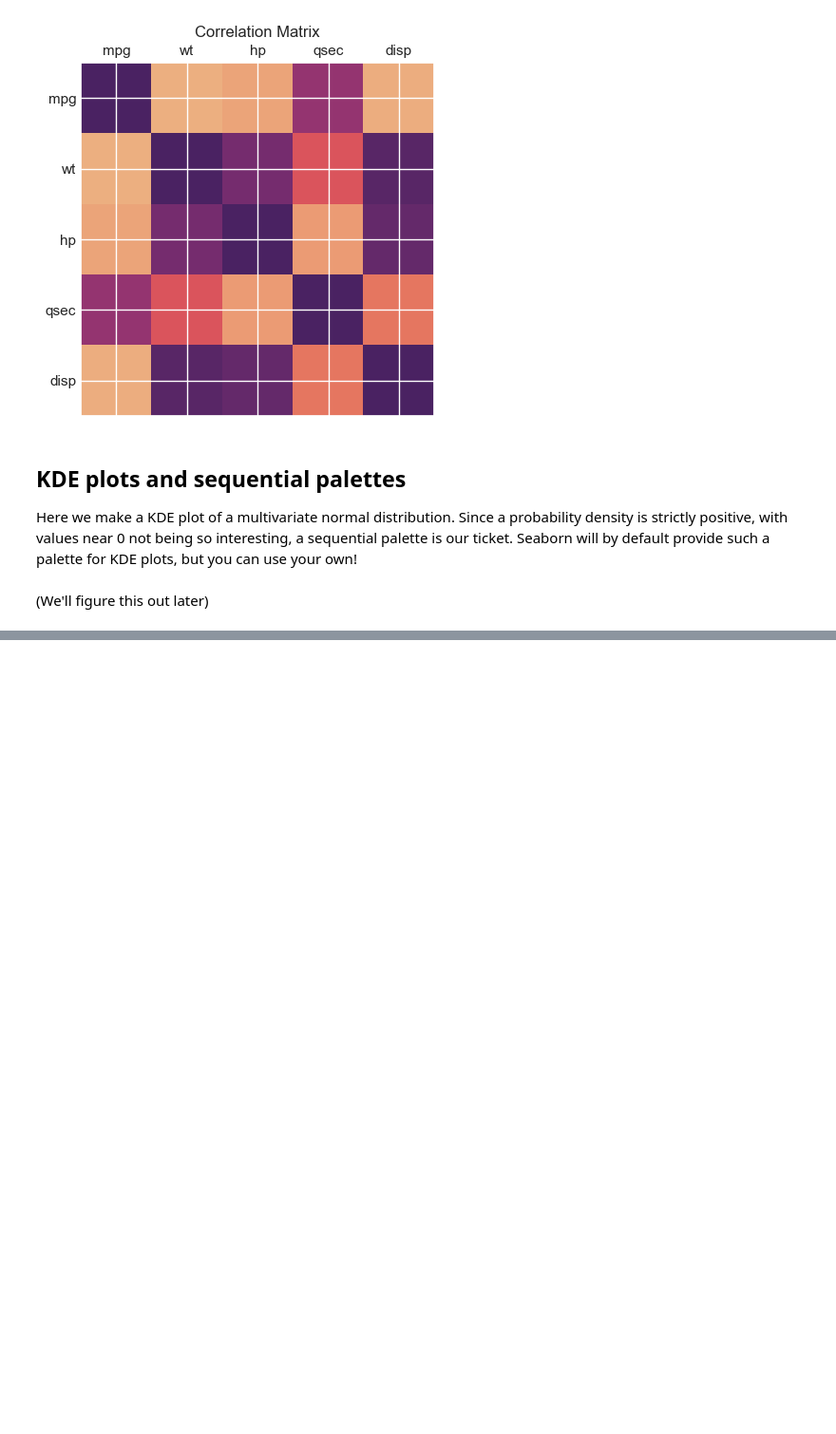
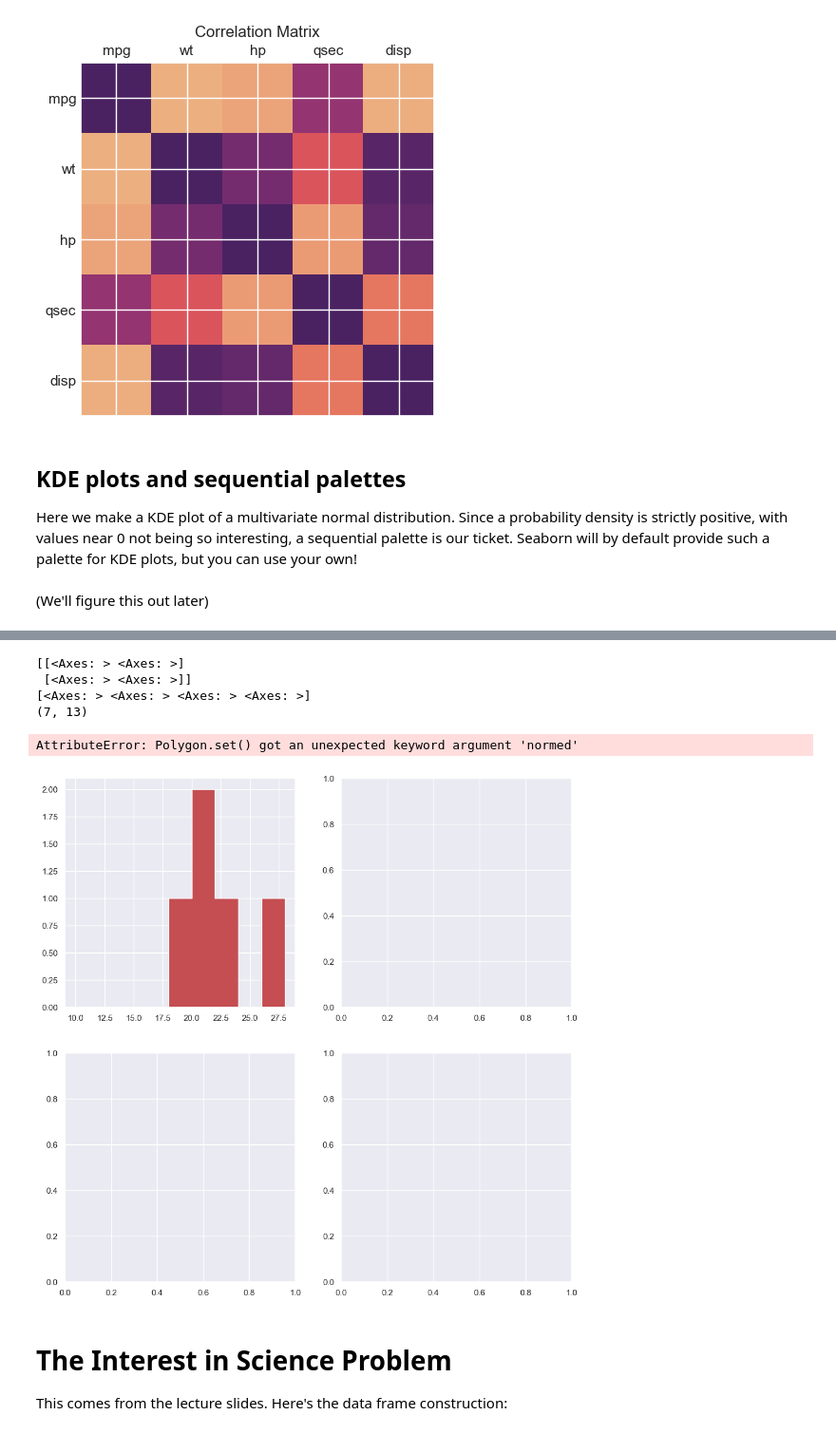
Before and after one commit to crdcamp/lin-reg-application, a Jupyter notebook: references/1_exploratory_data_analysis.ipynb, the cells around one changed output, grey strips where cells are left out. Shown at 95% size. Cells and saved outputs as stored; diff of their text form; code cells hidden in the pictures; blank space fills up the shorter version.

```diff
--- a/references/1_exploratory_data_analysis.ipynb
+++ b/references/1_exploratory_data_analysis.ipynb
@@ -388,0 +417,26 @@ Here we make a KDE plot of a multivariate normal distribution. Since a probabili
+# %%
+fig, axes = plt.subplots(nrows=2, ncols=2, figsize=(12, 12))
+print(axes)
+print(axes.ravel())
+carbs = ['==1', '==2', '==3', '>=4']
+bins = np.arange(10, 30, 2)
+for ax, carb in zip(axes.ravel(), carbs):
+    data = dfcars.query("carb%s" % carb)
+    print(data.shape)
+    #ax.plot(data.wt, data.mpg, 'o', markersize=10, alpha=0.5)
+    ax.hist(data.mpg, bins=bins, histtype='stepfilled', normed=True, color='r', alpha=.3)
+    ax.annotate("carb"+str(carb), xy=(12, 0.35), fontsize=14)
+    #ax.set_yticks([])
+    ax.set_ylim((0,0.4))
+    ax.set_xlabel('mpg');
+# %% [output]
+[[<Axes: > <Axes: >]
+ [<Axes: > <Axes: >]]
+[<Axes: > <Axes: > <Axes: > <Axes: >]
+(7, 13)
+AttributeError: Polygon.set() got an unexpected keyword argument 'normed'
+[figure, added]
+# %% [markdown]
+# The Interest in Science Problem
+
+This comes from the lecture slides. Here's the data frame construction:
```
Also changed, not shown: parts of 23 cells of this notebook.
